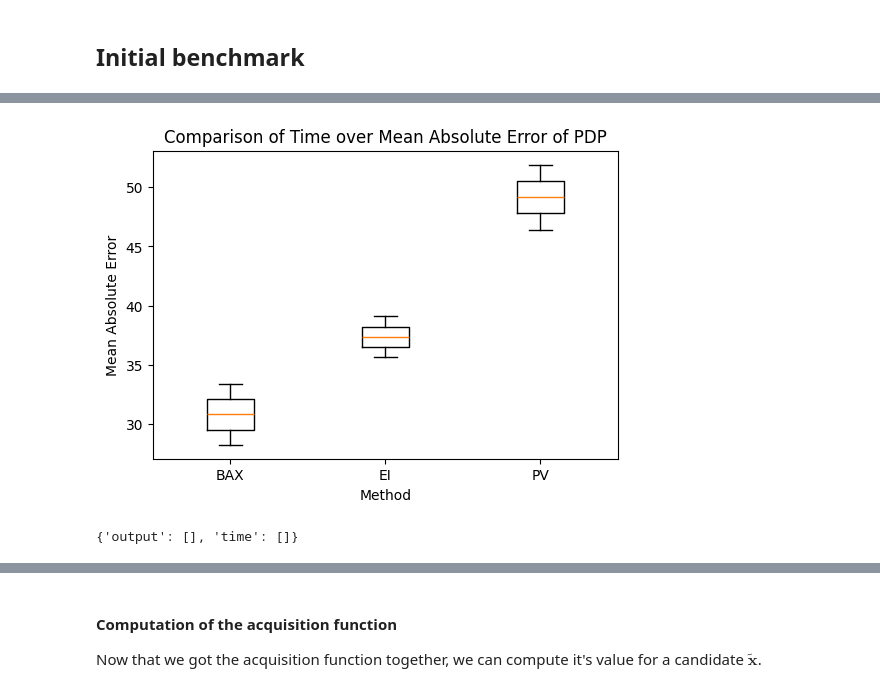
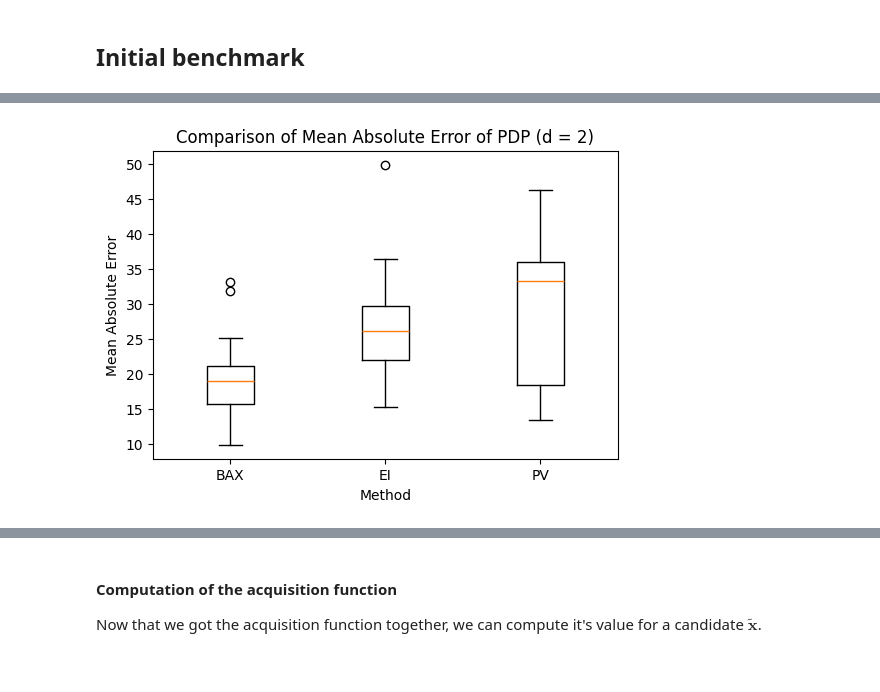
Before and after one commit to juliambr/botorch, a Jupyter notebook: tutorials/bax_explained.ipynb, the cells around one changed output, grey strips where cells are left out. Saved outputs shown, nothing was run; the diff lists cells and outputs as text; code cells hidden in the pictures.

```diff
--- a/tutorials/bax_explained.ipynb
+++ b/tutorials/bax_explained.ipynb
@@ -177,7 +186,7 @@ We assume we have have access to an archive $A_T$ of size $T = 8$, with $x^{(i)}
 sobol = torch.quasirandom.SobolEngine(dimension=d, scramble=True, seed=1234)
 
 data = Namespace()
-X = sobol.draw(n=8)
+X = sobol.draw(n=4*f.dim)
 data.x = f.bounds[0,:] + (f.bounds[1,:] - f.bounds[0,:]) * X
 data.y = f(data.x).unsqueeze(0).T
 
@@ -198,7 +207,7 @@ pprint.pprint(gp_params)
 Instead of visualizing the PD of $f$, we visualize the PD of $\hat f$.
 # %%
 f_approx_bounds = f.bounds.clone().detach()
-f_approx = ApproxmiateObjective(dim=d, bounds=f_approx_bounds, model=model)
+f_approx = ApproximateObjective(dim=d, bounds=f_approx_bounds, model=model)
 
 alg_approx = PDPAlgorithm(params)
 alg_approx.initialize()
@@ -242,7 +251,7 @@ candidate_set = f.bounds[0,:] + (f.bounds[1,:] - f.bounds[0,:]) * candidate_set
 x1 = torch.linspace(f.bounds[0][0], f.bounds[1][0], 100)
 x2 = torch.linspace(f.bounds[0][1], f.bounds[1][1], 100)
 X1, X2 = torch.meshgrid(x1, x2)
-X = torch.stack([X1.reshape(-1), X2.reshape(-1)], dim=-1)
+X = torch.stack([X1.reshape(-1), X2.reshape(-1)], dim=-1).to(dtype=torch.float64)
 
 acq_values = EIG.forward(X).detach().numpy()
 # %%
@@ -326,15 +355,18 @@ plot_pdp(outputs, title="Partial Dependence", labels=labels, colors=colors)
 # %% [markdown]
 ## Initial benchmark
 # %%
-n_repl = 30
+d = 2
+f = StyblinskiTang(dim=d)
+
+n_repl = 20
 n_iters = 10 * d
-n_init = 4 * d
+n_init = 2 * d
 
 times = {"BAX": [], "EI": [], "PV": []}
 mean_abs_error = {"BAX": [], "EI": [], "PV": []}
 outputs = {}
 
-params = {"name": "PDP", "xs": 0, "n_points": 50, "bounds": f.bounds, "grid_size": 20}
+params = {"name": "PDP", "xs": 0, "n_points": 15 * d, "bounds": f.bounds, "grid_size": 10}
 alg = PDPAlgorithm(params)
 alg.initialize()
 out = alg.run_algorithm_on_f(f)
@@ -342,6 +374,8 @@ out = alg.run_algorithm_on_f(f)
 methods = ["BAX", "EI", "PV"]
 
 for repl in range(n_repl):
+
+    print(repl)
 
     outputs[f'repl_{repl+1}'] = {}
 
@@ -354,8 +388,6 @@ for repl in range(n_repl):
 
     for method in methods:
 
-        print(method)
-
         res = run_optimization_loop(method, data, f, n_iters, PDPAlgorithm(params))
         out_approx = compute_approximated_PD(f, res[0], PDPAlgorithm(params))
 
@@ -398,18 +435,14 @@ plt.show()
 # %%
 # Prepare data for boxplot
 data_to_plot = [mean_abs_error[method] for method in methods]
 labels = methods
 
 # Create boxplot
 plt.figure(figsize=(6, 4))
 plt.boxplot(data_to_plot, labels=methods)
-plt.title('Comparison of Time over Mean Absolute Error of PDP')
+plt.title('Comparison of Mean Absolute Error of PDP (d = 2)')
 plt.ylabel('Mean Absolute Error')
 plt.xlabel('Method')
 plt.show()
 # %% [output]
-[figure, old version]
+[figure, new version]
-# %%
-result_dict["BAX"]
-# %% [output]
-{'output': [], 'time': []}
```
Also changed, not shown: parts of 28 cells of this notebook, 2 other files.
